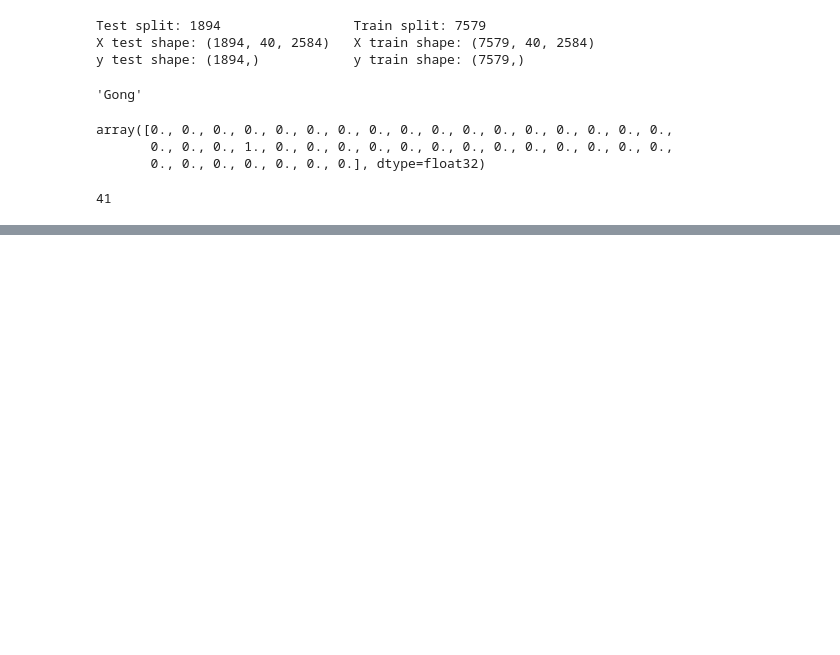
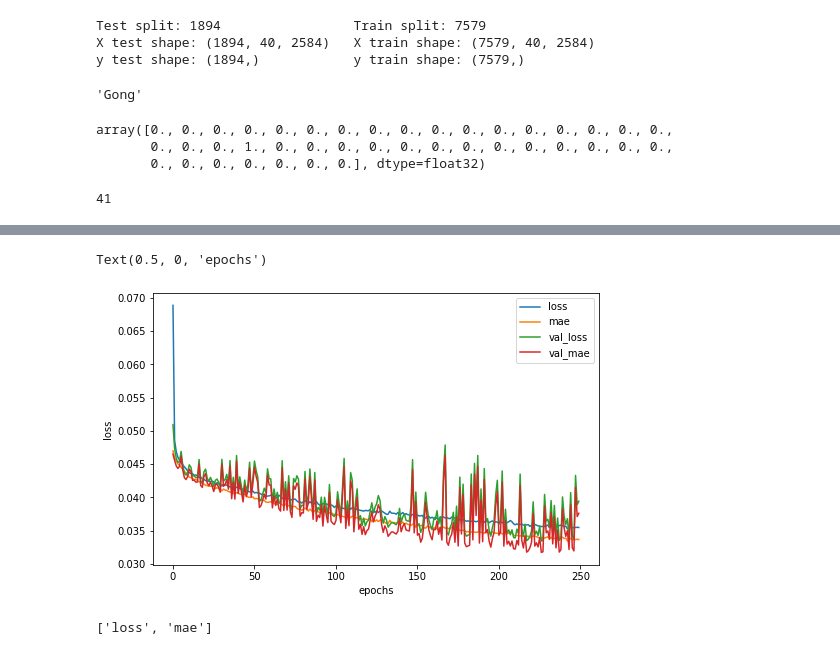
Before and after one commit to Auzlex/uwe-dsp, a Jupyter notebook: audio_cnn_test/MLAC_TF_BUILD_COMPILE_TRAIN.ipynb, the cells around one changed output, grey strips where cells are left out. Drawn from its saved outputs; the diff is of its cells as text; code cells hidden in the pictures; blank space fills up the shorter version.

Commit message:
trained MFCC based CNN model, awaiting evaluation

```diff
--- a/audio_cnn_test/MLAC_TF_BUILD_COMPILE_TRAIN.ipynb
+++ b/audio_cnn_test/MLAC_TF_BUILD_COMPILE_TRAIN.ipynb
@@ -210,7 +228,4 @@ plot_model(model, show_shapes=True, expand_nested=True, dpi=70)
 # %%
-# get the directory of the model output
-model_dir = os.path.join( dataset_root_dir, 'models')
-model_path = os.path.join(model_dir, 'MLAC_K2018_MFCC.h5')
 
 # Save checkpoints
 checkpointer = tf.keras.callbacks.ModelCheckpoint(
@@ -231,7 +246,7 @@ start = datetime.now()
 # 3. train the model
 
 num_epochs = 250
-num_batch_size = 128
+num_batch_size = 8#16#64#128
 
 history = model.fit(
     X_train,
@@ -258,0 +294,8 @@ Epoch 1/250
+# %%
+# plot history also known as loss curve
+pd.DataFrame(history.history).plot(figsize=(8, 5))
+plt.ylabel("loss")
+plt.xlabel("epochs")
+# %% [output]
+Text(0.5, 0, 'epochs')
+[figure, added]
@@ -258,0 +340,5 @@ Epoch 1/250
+# %%
+
+model.metrics_names
+# %% [output]
+['loss', 'mae']
```
Also changed, not shown: parts of 7 cells of this notebook, 4 other files.
